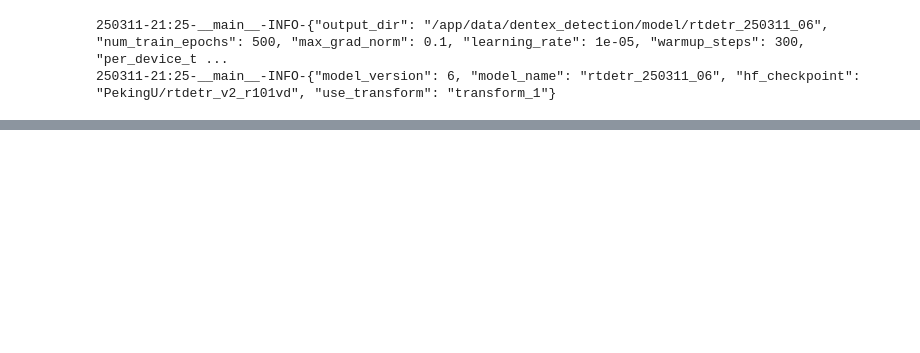
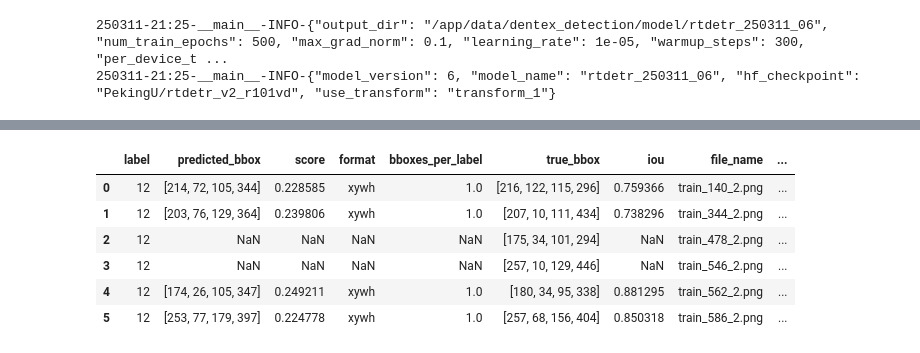
Before and after one commit to awerdich/detection, a Jupyter notebook: notebooks/09_dentex_metrics_AP.ipynb, the cells around one changed output, grey strips where cells are left out. Cells and saved outputs as stored; diff of their text form; code cells hidden in the pictures; blank space fills up the shorter version.

```diff
--- a/notebooks/09_dentex_metrics_AP.ipynb
+++ b/notebooks/09_dentex_metrics_AP.ipynb
@@ -48,17 +47,17 @@ PyTorch version:        2.6.0a0+ecf3bae40a.nv25.01
 ### Helper functions ###
 # %%
 # Create a function to show an image with bounding boxes
-def show_image_with_boxes(image, box_list, label_list=None, alpha=0.7, colors=None, ax=None):
+def show_image_with_boxes(image, bbox_list, label_list=None, alpha=0.7, colors=None, ax=None):
     if colors is None:
         color = plt.cm.rainbow(np.linspace(0, 1, len(box_list)))
         color_list = [color[c] for c in range(len(color))]
     else:
-        assert len(colors)==len(box_list), f'Number of colors does not match number bounding boxes.'
+        assert len(colors)==len(bbox_list), f'Number of colors does not match number bounding boxes.'
         color_list = colors.copy()
     if ax is None:
         fig, ax = plt.subplots(figsize=(4, 4))
     ax.imshow(image)
-    for b, box in enumerate(box_list):
+    for b, box in enumerate(bbox_list):
         boxcolor = color_list[b]
         anchor = (box[0], box[1])
         width = box[2]
@@ -73,10 +72,13 @@ def show_image_with_boxes(image, box_list, label_list=None, alpha=0.7, colors=No
                                  alpha=alpha)
         ax.add_patch(rect)
         if label_list is not None:
-            ax.text(x=anchor[0]+width/2, y=anchor[1]-3, s=label_list[b], color=boxcolor)
+            ax.text(x=anchor[0]+4, y=anchor[1]-4, s=label_list[b], color=boxcolor)
     ax.set(xticks=[], yticks=[])
     return ax
 # %%
+# Check GPU availability
+device, device_str = get_gpu_info()
+
 # Directories and files
 data_dir = os.path.join(os.environ.get('HOME'), 'data', 'dentex_detection')
 image_dir = os.path.join(data_dir, 'quadrants')
@@ -90,16 +92,6 @@ log_file_name = 'train_log_250311.log'
 log_file = os.path.join(model_dir, log_file_name)
 
 # Output for the images with the predictions
-output_dir = os.path.join(model_dir, 'testresults')
+output_dir = os.path.join(model_dir, 'testresults', 'dentexdata')
 Path(output_dir).mkdir(parents=True, exist_ok=True)
-
-dataset_df_file_name = 'train_split_250224.parquet'
-dataset_df_file = os.path.join(image_dir, dataset_df_file_name)
-df = pd.read_parquet(dataset_df_file)
-display(df.head(2))
-
-# Label to ADA postion conversion
-ada_list = sorted(list(df['ada'].unique()))
-id2label = dict(zip(range(len(ada_list)), ada_list))
-label2id = {v: k for k, v in id2label.items()}
 # %% [output]
@@ -125,0 +184,11 @@ model = RTDetrV2ForObjectDetection.from_pretrained(checkpoint_file).to(device)
+# %%
+# Parameters for testing
+# Post-processing: Non-Maximum Suppression (NMS)
+figsize = (6, 3)
+nms_threshold = 0.2
+iou_threshold = 0.5
+dset = 'test'
+dset_col = 'dset'
+label_col = 'ada'
+file_col = 'file_name'
+bbox_col = 'bbox'
@@ -125,0 +291,10 @@ model = RTDetrV2ForObjectDetection.from_pretrained(checkpoint_file).to(device)
+# %%
+display(output_df_label)
+# %% [output]
+|  | label | predicted_bbox | score | format | bboxes_per_label | true_bbox | iou | file_name | ... |
+| 0 | 12 | [214, 72, 105, 344] | 0.228585 | xywh | 1.0 | [216, 122, 115, 296] | 0.759366 | train_140_2.png | ... |
+| 1 | 12 | [203, 76, 129, 364] | 0.239806 | xywh | 1.0 | [207, 10, 111, 434] | 0.738296 | train_344_2.png | ... |
+| 2 | 12 | NaN | NaN | NaN | NaN | [175, 34, 101, 294] | NaN | train_478_2.png | ... |
+| 3 | 12 | NaN | NaN | NaN | NaN | [257, 10, 129, 446] | NaN | train_546_2.png | ... |
+| 4 | 12 | [174, 26, 105, 347] | 0.249211 | xywh | 1.0 | [180, 34, 95, 338] | 0.881295 | train_562_2.png | ... |
+| 5 | 12 | [253, 77, 179, 397] | 0.224778 | xywh | 1.0 | [257, 68, 156, 404] | 0.850318 | train_586_2.png | ... |
```
Also changed, not shown: parts of 8 cells of this notebook, 2 other files.
